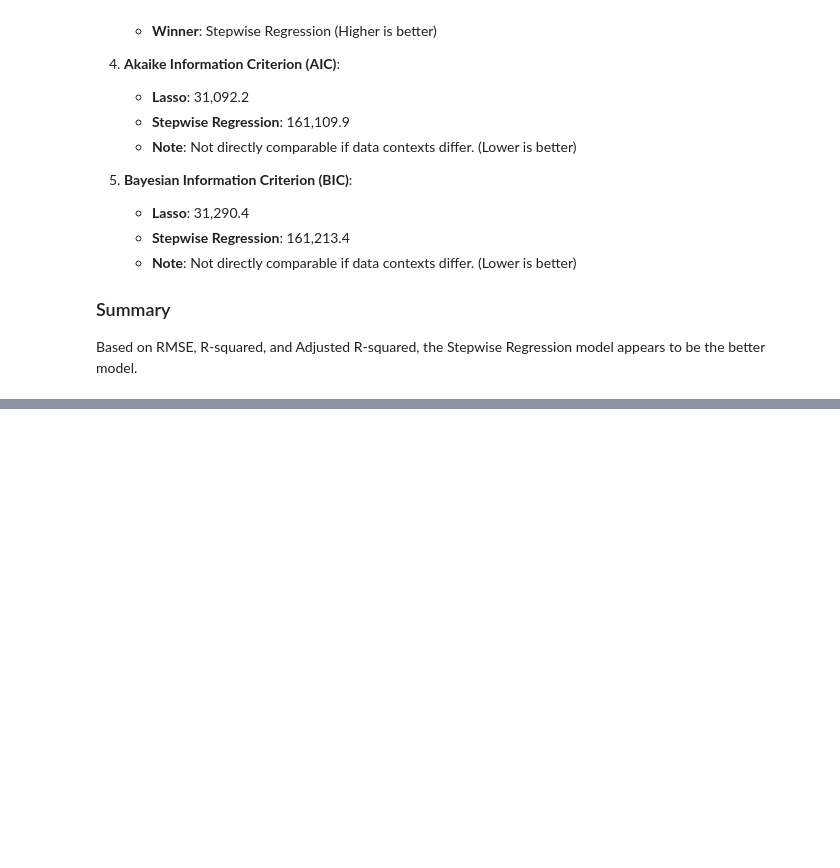
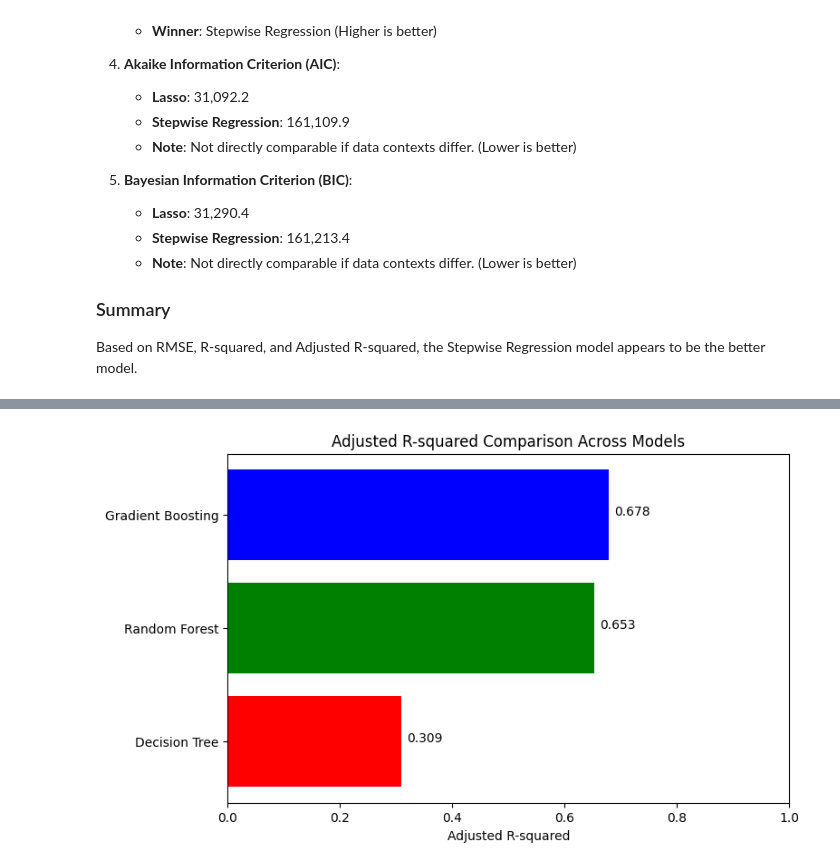
Before and after one commit to NicolasAnema/MatiesMarketPlace, a Jupyter notebook: matiesmarketplace.ipynb, the cells around one changed output, grey strips where cells are left out. Cells and saved outputs as stored; diff of their text form; code cells hidden in the pictures; blank space fills up the shorter version.

```diff
--- a/matiesmarketplace.ipynb
+++ b/matiesmarketplace.ipynb
@@ -73,22 +70,16 @@ df['SocialMedia'] = df['SocialMedia'].fillna('None')
 
 By performing EDA, we will gain insights into the data's nature, which will guide feature selection and engineering in the subsequent steps.
 # %%
-# Importing necessary libraries for data visualization
 import matplotlib.pyplot as plt
 import seaborn as sns
 
-# Setting the aesthetic style of the plots
-sns.set(style="whitegrid")
-
-# Initialize the figure
 plt.figure(figsize=(20, 15))
 
-# Create subplots for each key numerical variable including the dependent variable 'Sales'
 variables_to_plot = ['Sales', 'AgeInMonths', 'ProfileInMonths', 'NumPrevOrders', 'AvgSpend', 'POSR', 'OPR', 'Online', 'Discount']
-for i, var in enumerate(variables_to_plot, 1):
-    plt.subplot(3, 3, i)
-    sns.histplot(df[var], bins=30, kde=True)
-    plt.title(f'Distribution of {var}')
+for index, variable in enumerate(variables_to_plot, 1):
+    plt.subplot(3, 3, index)
+    sns.histplot(df[variable], bins=30, kde=True)
+    plt.title(f'Distribution of {variable}')
 
 plt.tight_layout()
 plt.show()
@@ -641,0 +876,19 @@ Based on RMSE, R-squared, and Adjusted R-squared, the Stepwise Regression model
+# %%
+import matplotlib.pyplot as plt
+
+models = ['Decision Tree', 'Random Forest', 'Gradient Boosting']
+adj_r2_values = [0.309, 0.653, 0.678]
+colors = ['red', 'green', 'blue']
+
+plt.figure(figsize=(8, 5))
+bars = plt.barh(models, adj_r2_values, color=colors)
+plt.xlabel('Adjusted R-squared')
+plt.title('Adjusted R-squared Comparison Across Models')
+plt.xlim(0, 1)
+
+for bar, value in zip(bars, adj_r2_values):
+    plt.text(value + 0.01, bar.get_y() + bar.get_height()/2, str(round(value, 3)))
+
+plt.show()
+# %% [output]
+[figure, added]
```
Also changed, not shown: parts of 31 cells of this notebook.
